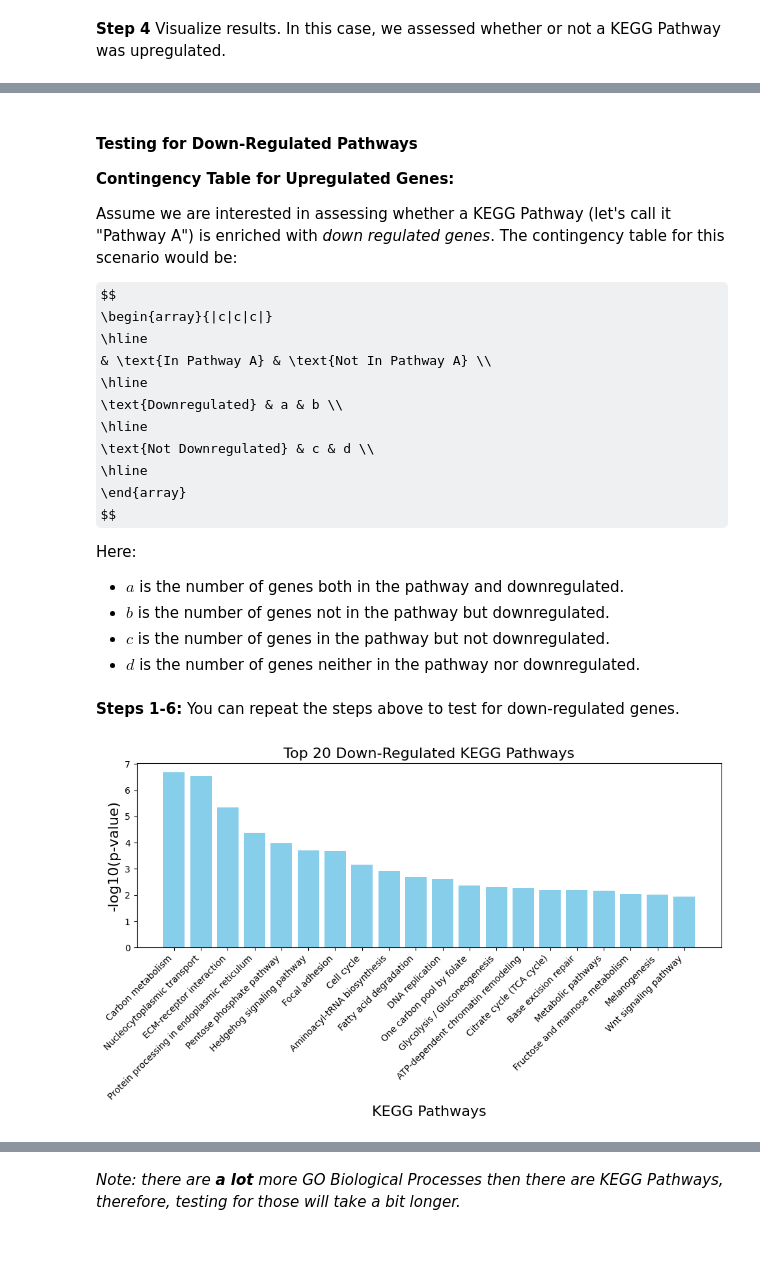
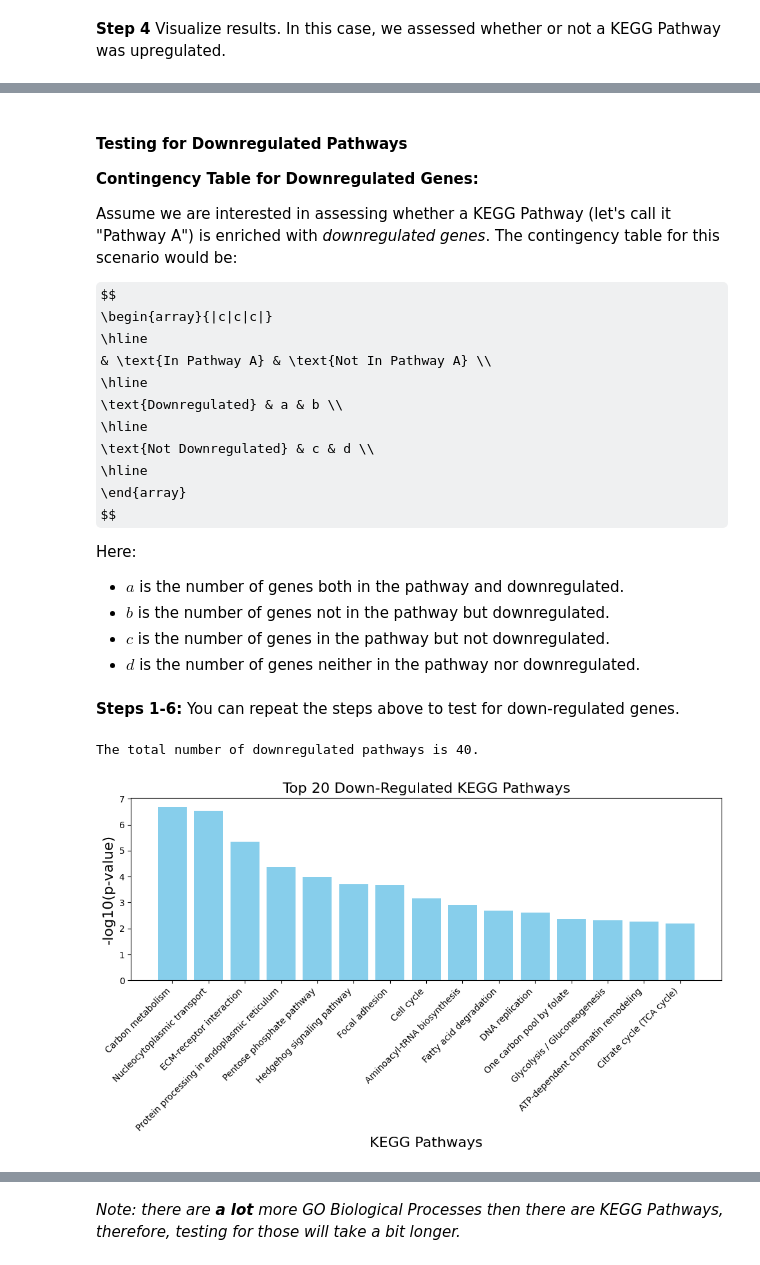
Before and after one commit to sdsucomptox/danrerlib, a Jupyter notebook: sphinx/_build/jupyter_execute/tutorials/functional_enrichment.ipynb, the cells around one changed output, grey strips where cells are left out. Drawn from its saved outputs; the diff is of its cells as text; code cells hidden in the pictures; some formulas as TeX source.

```diff
--- a/sphinx/_build/jupyter_execute/tutorials/functional_enrichment.ipynb
+++ b/sphinx/_build/jupyter_execute/tutorials/functional_enrichment.ipynb
@@ -450,9 +445,9 @@ enrichplots.bar_chart(upregulated_results,
 # %% [markdown]
-#### Testing for Down-Regulated Pathways
+#### Testing for Downregulated Pathways
 
-**Contingency Table for Upregulated Genes:**
+**Contingency Table for Downregulated Genes:**
 
-Assume we are interested in assessing whether a KEGG Pathway (let's call it "Pathway A") is enriched with _down regulated genes_. The contingency table for this scenario would be:
+Assume we are interested in assessing whether a KEGG Pathway (let's call it "Pathway A") is enriched with _downregulated genes_. The contingency table for this scenario would be:
 
 $$
 \begin{array}{|c|c|c|}
@@ -473,19 +468,21 @@ Here:
 - $d$ is the number of genes neither in the pathway nor downregulated.
 # %% [markdown]
 **Steps 1-6:** You can repeat the steps above to test for down-regulated genes.
+# %%
+downregulated_results = enrich_fishers(gene_universe = gene_universe_tpp,
+                        gene_id_type = ncbi_id,
+                        database = database_choice,
+                        direction = 'down'
+                        )
+# count the number of significantly altered pathways
+num_downregulated = len(downregulated_results)
+print(f'The total number of downregulated pathways is {num_downregulated}.')
+# %% [output]
+The total number of downregulated pathways is 40.
 # %%
-result = enrich(gene_universe = gene_universe_tpp,
-                gene_id_type = ncbi_id,
-                database = database_choice,
-                method = 'fishers',
-                direction = 'down')
-
-# create a bar chart to visualize the enriched results
-downregulated_results = result[result['Direction'] == 'down regulated']
-
 enrichplots.bar_chart(downregulated_results,
-                      title = 'Top 20 Down-Regulated KEGG Pathways',
-                      xlab = 'KEGG Pathways',
-                      max_num_pathways=20)
+                       title = 'Top 20 Down-Regulated KEGG Pathways',
+                       xlab = 'KEGG Pathways',
+                       max_num_pathways=15)
 # %% [output]
-[figure, old version]
+[figure, new version]
```
Also changed, not shown: parts of 42 cells of this notebook, 43 other files.
